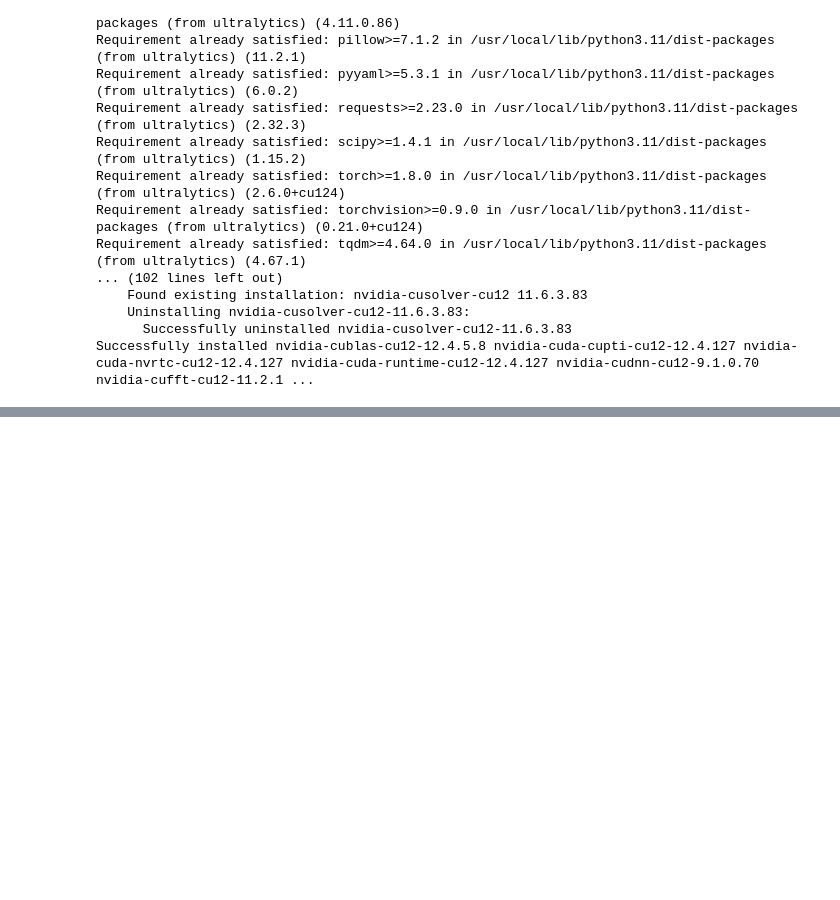
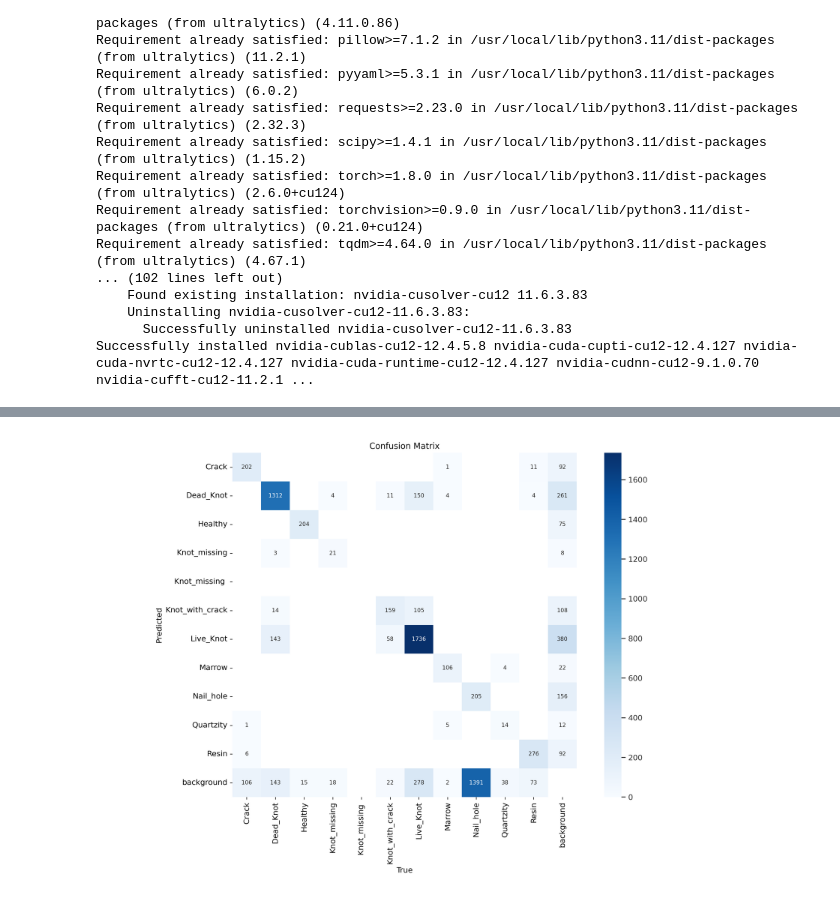
Before and after one commit to J-Weii/yolov8, a Jupyter notebook: yolov8.ipynb, the cells around one changed output, grey strips where cells are left out. Drawn from its saved outputs; the diff is of its cells as text; code cells hidden in the pictures; blank space fills up the shorter version.

```diff
--- a/yolov8.ipynb
+++ b/yolov8.ipynb
@@ -29,0 +81,5 @@ results[0].show()
+# %%
+from IPython.display import Image
+Image("/content/runs/detect/train/confusion_matrix.png", width=600)
+# %% [output]
+[figure, added]
```
Also changed, not shown: parts of 10 cells of this notebook.
